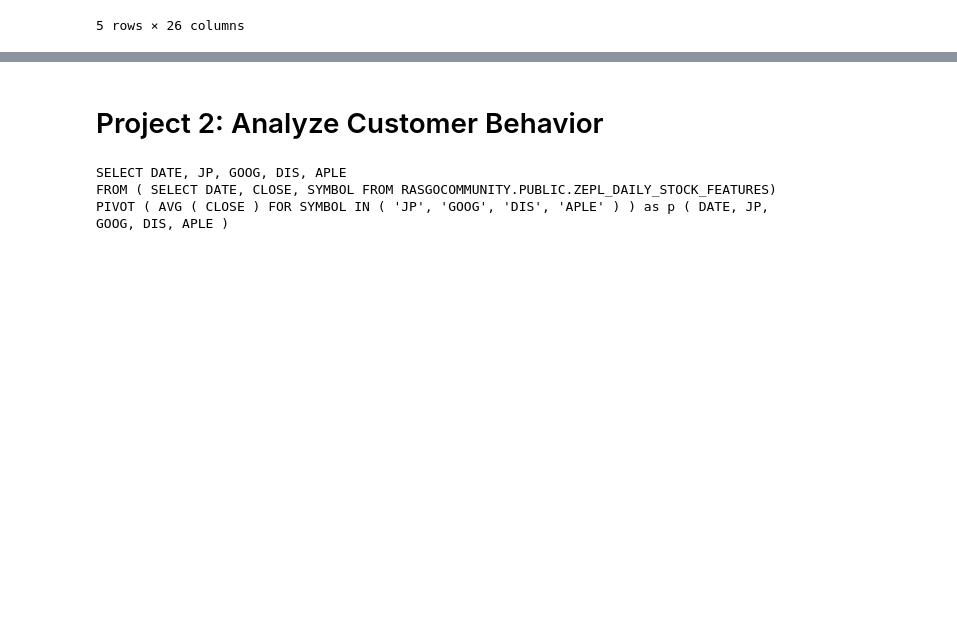
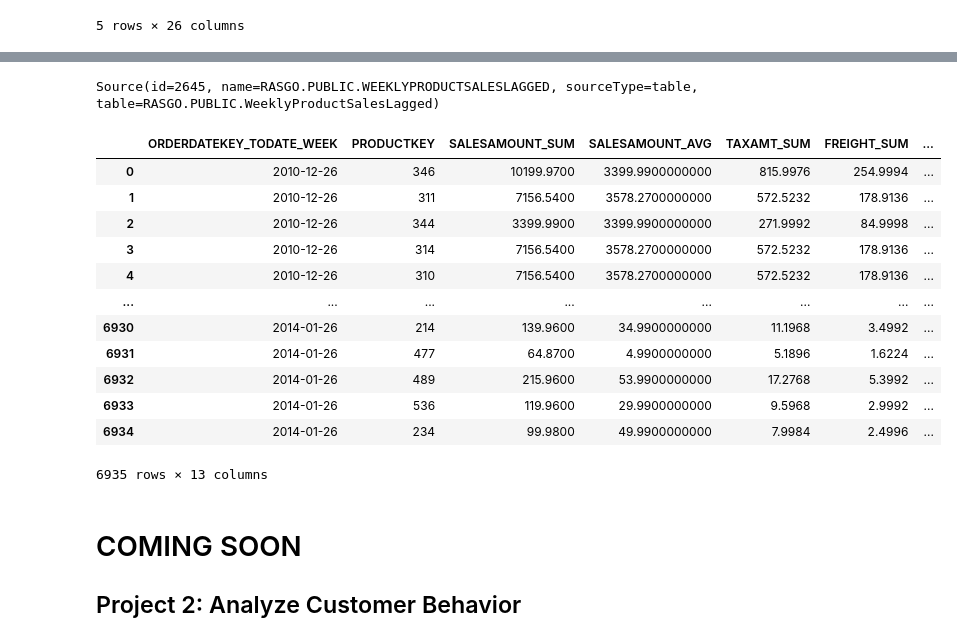
Before and after one commit to rasgointelligence/RasgoTransforms, a Jupyter notebook: UDT Tutorial.ipynb, the cells around one changed output, grey strips where cells are left out. Drawn from its saved outputs; the diff is of its cells as text; code cells hidden in the pictures; blank space fills up the shorter version.

```diff
--- a/UDT Tutorial.ipynb
+++ b/UDT Tutorial.ipynb
@@ -155,0 +182,10 @@ t2.preview()
+# %%
+# apply 80/20 train-test split
+
+t5 = t4.transform(
+    transform_name='rasgo_train_test_split',
+    order_by = ['ORDERDATEKEY_TODATE_WEEK'],
+    train_percent = .8
+)
+
+t5.preview()
@@ -156,17 +204,27 @@ t2.preview()
+# %%
+# publish the new data set back to Rasgo
+new_source = t5.to_source(new_table_name='WeeklyProductSalesLagged')
+print(new_source)
+# %% [output]
+Source(id=2645, name=RASGO.PUBLIC.WEEKLYPRODUCTSALESLAGGED, sourceType=table, table=RASGO.PUBLIC.WeeklyProductSalesLagged)
+# %%
+#interact with the published data set
+weeklysales_df = rasgo.read.source_data(new_source.id)
+weeklysales_df
+# %% [output]
+|  | ORDERDATEKEY_TODATE_WEEK | PRODUCTKEY | SALESAMOUNT_SUM | SALESAMOUNT_AVG | TAXAMT_SUM | FREIGHT_SUM | ... |
+| 0 | 2010-12-26 | 346 | 10199.9700 | 3399.9900000000 | 815.9976 | 254.9994 | ... |
+| 1 | 2010-12-26 | 311 | 7156.5400 | 3578.2700000000 | 572.5232 | 178.9136 | ... |
+| 2 | 2010-12-26 | 344 | 3399.9900 | 3399.9900000000 | 271.9992 | 84.9998 | ... |
+| 3 | 2010-12-26 | 314 | 7156.5400 | 3578.2700000000 | 572.5232 | 178.9136 | ... |
+| 4 | 2010-12-26 | 310 | 7156.5400 | 3578.2700000000 | 572.5232 | 178.9136 | ... |
+| ... | ... | ... | ... | ... | ... | ... | ... |
+| 6930 | 2014-01-26 | 214 | 139.9600 | 34.9900000000 | 11.1968 | 3.4992 | ... |
+| 6931 | 2014-01-26 | 477 | 64.8700 | 4.9900000000 | 5.1896 | 1.6224 | ... |
+| 6932 | 2014-01-26 | 489 | 215.9600 | 53.9900000000 | 17.2768 | 5.3992 | ... |
+| 6933 | 2014-01-26 | 536 | 119.9600 | 29.9900000000 | 9.5968 | 2.9992 | ... |
+| 6934 | 2014-01-26 | 234 | 99.9800 | 49.9900000000 | 7.9984 | 2.4996 | ... |
+6935 rows × 13 columns
 # %% [markdown]
-<h1>Project 2: Analyze Customer Behavior</h1>
+<h1>COMING SOON</h1>
+<h2>Project 2: Analyze Customer Behavior</h2>
-# %%
-t1 = stock_source.transform(
-    transform_name='my_pivot',
-    #source_code = sourcecode,
-    dimensions=['DATE'],
-    pivot_column='CLOSE',
-    value_column='SYMBOL',
-    agg_method='AVG',
-    list_of_vals=['JP','GOOG','DIS','APLE']
-)
-print(t1.preview_sql())
-# %% [output]
-SELECT DATE, JP, GOOG, DIS, APLE
-FROM ( SELECT DATE, CLOSE, SYMBOL FROM RASGOCOMMUNITY.PUBLIC.ZEPL_DAILY_STOCK_FEATURES)
-PIVOT ( AVG ( CLOSE ) FOR SYMBOL IN ( 'JP', 'GOOG', 'DIS', 'APLE' ) ) as p ( DATE, JP, GOOG, DIS, APLE )
```
Also changed, not shown: parts of 15 cells of this notebook.
